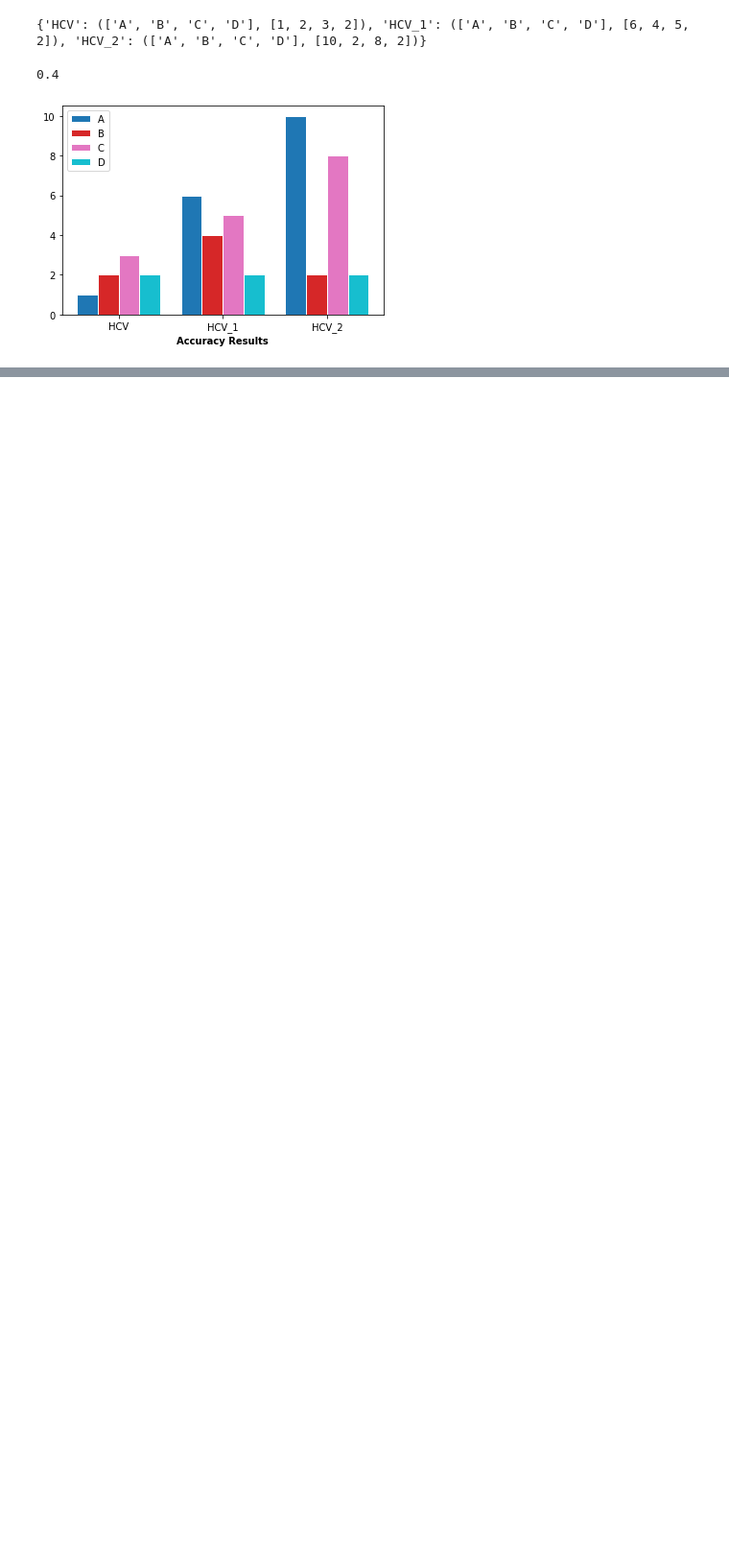
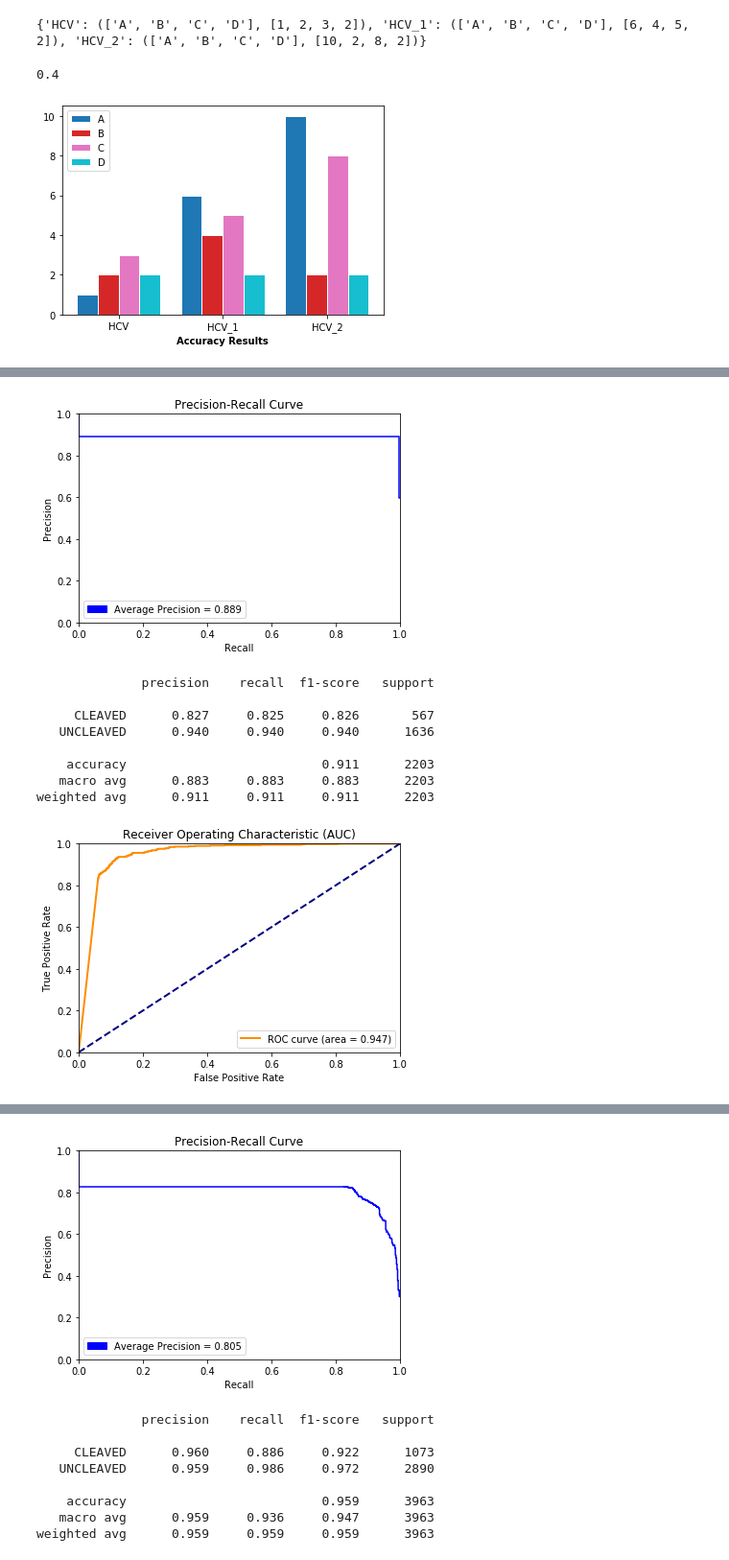
Before and after one commit to SamuelStentz/Graph-Convolutional-Neural-Network, a Jupyter notebook: Analysis/Analysis.ipynb, the cells around one changed output, grey strips where cells are left out. Shown at 96% size. Cells and saved outputs as stored; diff of their text form; code cells hidden in the pictures; blank space fills up the shorter version.

```diff
--- a/Analysis/Analysis.ipynb
+++ b/Analysis/Analysis.ipynb
@@ -167,7 +113,7 @@ all_results = os.listdir("../Results")
 def is_rel(f,n,p):
     if n in f:
         if f"protease_{p}_selector" in f:
-        return True
+            return True
     return False
 
 # add all individual results
@@ -178,19 +124,23 @@ for p in protease:
     for n in neighborhoods:
         results_relevant = [f for f in all_results if is_rel(f,n,p)]
         if len(results_relevant) != 3:
-            print(results_relevant)
-            raise ValueError("Parsing is wrong")
-        pred = [x for x in results_relevant if "predictions" in x][0]
-        acc.append(analysis.classification_report(pred))
-        auc.append(analysis.plot_auc(pred))
-        aupr.append(analysis.plot_aupr(pred))
+            acc.append(0)
+            auc.append(0)
+            aupr.append(0)
+        else:
+            pred = [x for x in results_relevant if "prediction" in x][0]
+            epoch = [x for x in results_relevant if "epoch.cs" in x][0]
+            acc.append(analysis.classification_report(f"../Results/{pred}"))
+            auc.append(analysis.plot_auc(f"../Results/{pred}"))
+            aupr.append(analysis.plot_aupr(f"../Results/{pred}"))
+            #analysis.plot_progression(f"../Results/{epoch}")
     # add all values to each plot
     n_ind = [f"{n} Individual" for n in neighborhoods]
     dictionary_acc[p] = (n_ind, acc)
     dictionary_aupr[p] = (n_ind, aupr)
     dictionary_auc[p] = (n_ind, auc)
 
-# add results from group model
+"""# add results from group model
 for p in protease:
     acc = []
     auc = []
@@ -208,4 +158,5 @@ for p in protease:
     n_ind = [f"{n} Grouped" for n in neighborhoods]
     dictionary_acc[p] = (n_ind, acc)
     dictionary_aupr[p] = (n_ind, aupr)
-    dictionary_auc[p] = (n_ind, auc)
+    dictionary_auc[p] = (n_ind, auc)"""
+# %% [output]
@@ -211,0 +173,10 @@ for p in protease:
+[figure, added]
+              precision    recall  f1-score   support
+
+     CLEAVED      0.827     0.825     0.826       567
+   UNCLEAVED      0.940     0.940     0.940      1636
+
+    accuracy                          0.911      2203
+   macro avg      0.883     0.883     0.883      2203
+weighted avg      0.911     0.911     0.911      2203
+[figure, added]
@@ -211,0 +184,9 @@ for p in protease:
+[figure, added]
+              precision    recall  f1-score   support
+
+     CLEAVED      0.960     0.886     0.922      1073
+   UNCLEAVED      0.959     0.986     0.972      2890
+
+    accuracy                          0.959      3963
+   macro avg      0.959     0.936     0.947      3963
+weighted avg      0.959     0.959     0.959      3963
```
Also changed, not shown: parts of 13 cells of this notebook, 6 other files.
